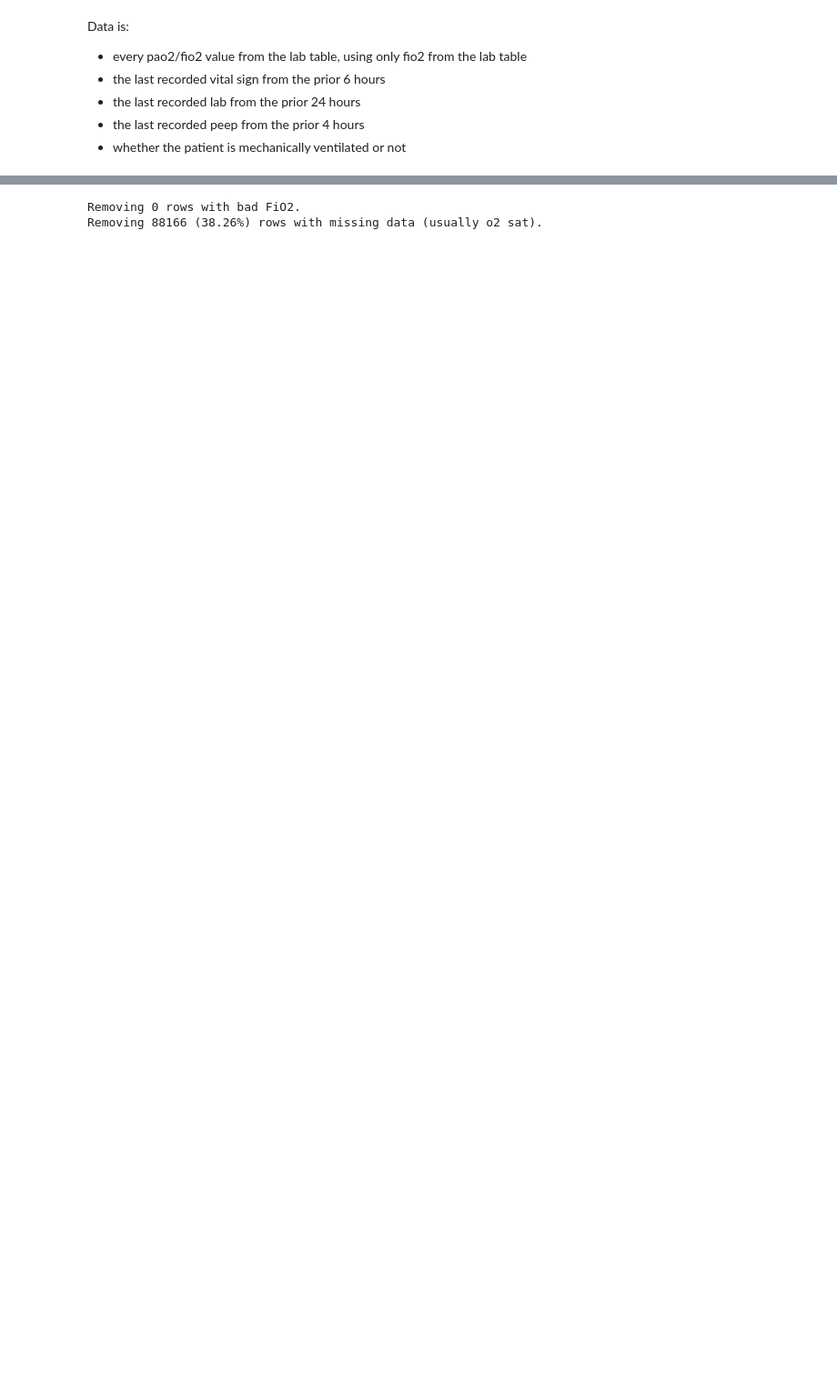
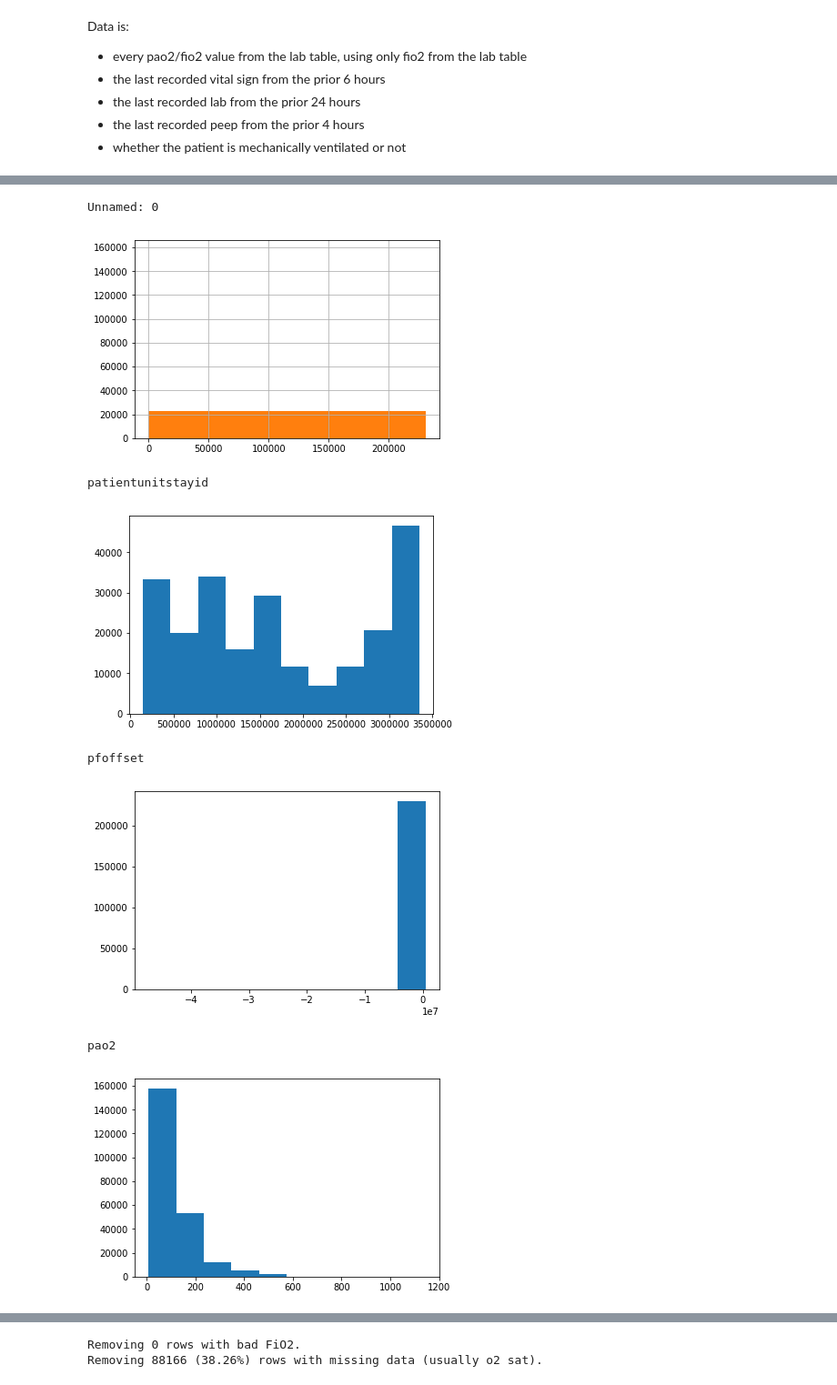
Before and after one commit to alistairewj/pao2-fio2-prediction, a Jupyter notebook: pao2-model.ipynb, the cells around one changed output, grey strips where cells are left out. Shown at 91% size. Saved outputs shown, nothing was run; the diff lists cells and outputs as text; code cells hidden in the pictures; blank space fills up the shorter version.

```diff
--- a/pao2-model.ipynb
+++ b/pao2-model.ipynb
@@ -195,0 +302,16 @@ plt.show()
+# %%
+df.pao2.hist()
+
+for column in df.columns:
+    print(column)
+    plt.hist(df[column])
+    plt.show()
+# %% [output]
+Unnamed: 0
+[figure, added]
+patientunitstayid
+[figure, added]
+pfoffset
+[figure, added]
+pao2
+[figure, added]
```
Also changed, not shown: parts of 14 cells of this notebook, 1 other file.
